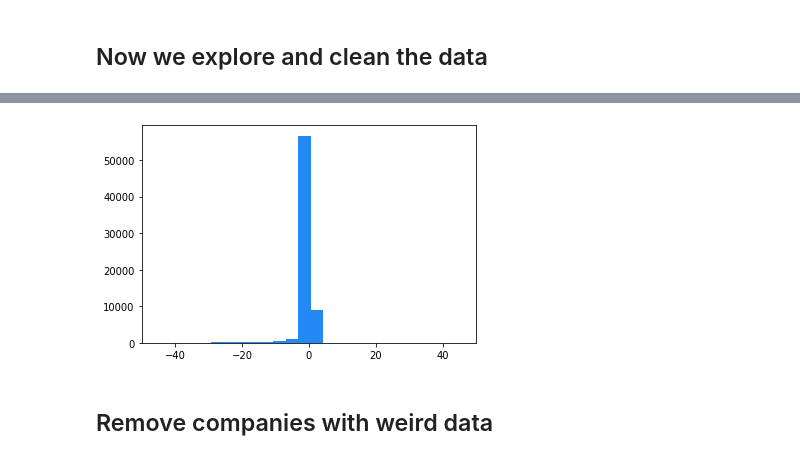
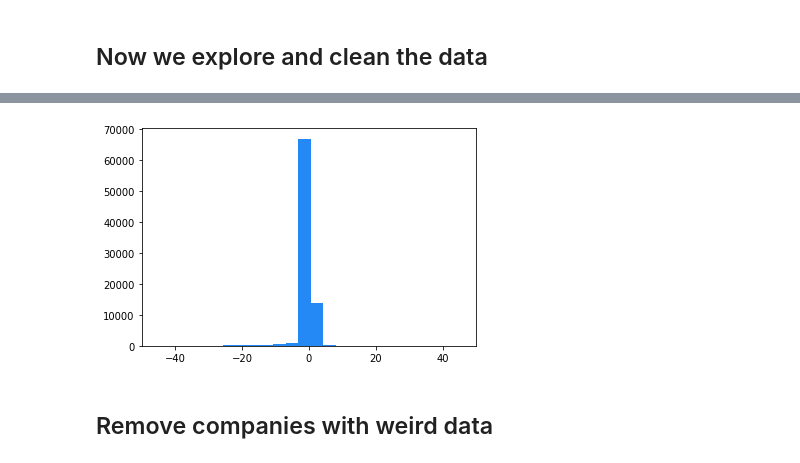
Before and after one commit to Krankile/npmf, a Jupyter notebook: notebooks/fundamental_cleaning.ipynb, the cells around one changed output, grey strips where cells are left out. Drawn from its saved outputs; the diff is of its cells as text; code cells hidden in the pictures.

```diff
--- a/notebooks/fundamental_cleaning.ipynb
+++ b/notebooks/fundamental_cleaning.ipynb
@@ -54,0 +104,10 @@ total_values
+# %%
+better_column_order  = ["ticker", "date", "period_end_date", "announce_date", "revenue", "gross_profit", "ebitda", "ebit", "net_income", "fcf", "total_assets", "total_current_assets", "total_liabilites"	, "total_current_liabilities", "long_term_debt_p_assets", "short_term_debt_p_assets"]
+
+fundamental_oil_df = fundamental_oil_df.loc[:, better_column_order]
+fundamental_banking_df = fundamental_banking_df.loc[:, better_column_order]
+# %%
+fundamental_oil_df = fundamental_oil_df[(fundamental_oil_df.announce_date != "") & (~fundamental_oil_df.announce_date.isnull())]
+fundamental_banking_df = fundamental_banking_df[(fundamental_banking_df.announce_date != "") & (~fundamental_banking_df.announce_date.isnull())]
+# %%
+fundamental_df = pd.concat([fundamental_oil_df, fundamental_banking_df], axis=0)
@@ -61,5 +146,6 @@ TODO remove data if balance sheet announcementdate is much later than quarterly
 # %%
 #create margin coloumns
-for ticker in fundamental_df.columns[5:9]:
+for col in fundamental_df.columns[5:10]:
 
-    fundamental_df[f"{ticker}p"] = fundamental_df[ticker] / fundamental_df["Total Revenue"]
+    fundamental_df[f"{col}_p_revenue"] = fundamental_df[col] / fundamental_df.revenue
+fundamental_df = fundamental_df.replace([np.inf, -np.inf], np.nan)
@@ -68,8 +152,8 @@ fundamental_df = fundamental_df.replace([np.inf, -np.inf], np.nan)
 # %%
 plt.xlim(-50,50)
-plt.hist(fundamental_df["EBITDAp"].dropna().values.flatten(), bins=30_000);
+plt.hist(fundamental_df["ebitda_p_revenue"].dropna().values.flatten(), bins=30_000);
 # %% [output]
-[figure, old version]
+[figure, new version]
 # %% [markdown]
  ## Remove companies with weird data
 # %% [markdown]
```
Also changed, not shown: parts of 37 cells of this notebook.
